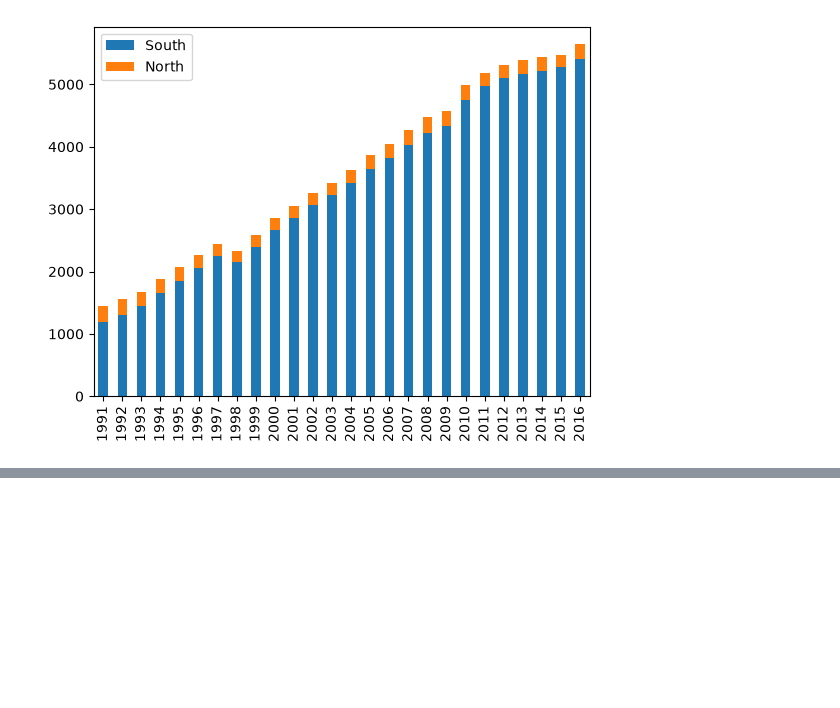
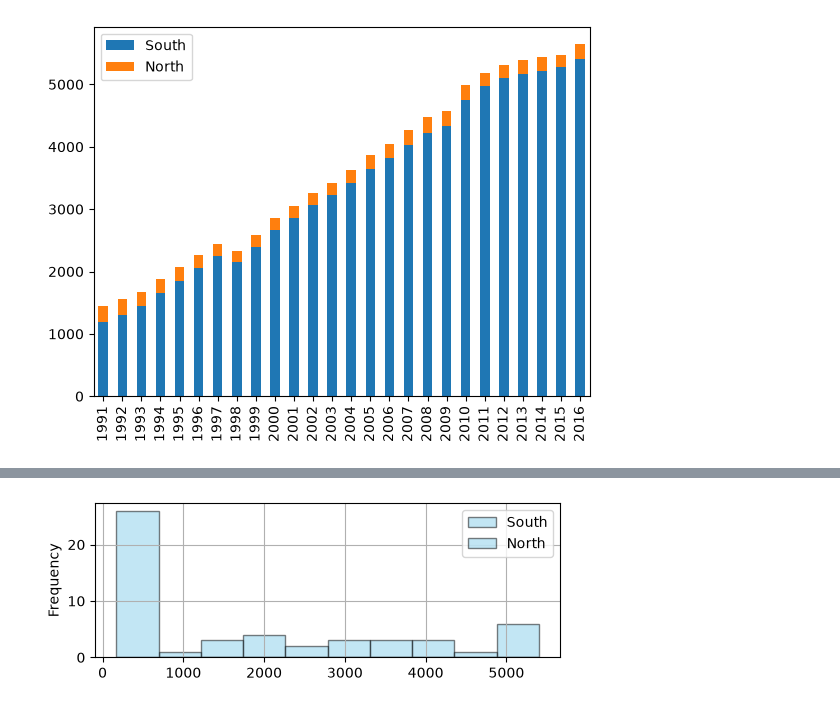
Before and after one commit to zzengmo/18_data_analytics, a Jupyter notebook: 03_데이터살펴보기/판다스내장그래프도구.ipynb, the cells around one changed output, grey strips where cells are left out. Cells and saved outputs as stored; diff of their text form; code cells hidden in the pictures; blank space fills up the shorter version.

```diff
--- a/판다스내장그래프도구.ipynb
+++ b/03_데이터살펴보기/판다스내장그래프도구.ipynb
@@ -85,0 +93,9 @@ tdf_ns.plot(kind='bar', stacked=True)
+# %%
+tdf_ns.plot(kind='hist',
+            alpha=0.5,
+            figsize=(6,2),
+            grid=True,
+            color='skyblue',
+            edgecolor='black');
+# %% [output]
+[figure, added]
```
Also changed, not shown: parts of 5 cells of this notebook.
